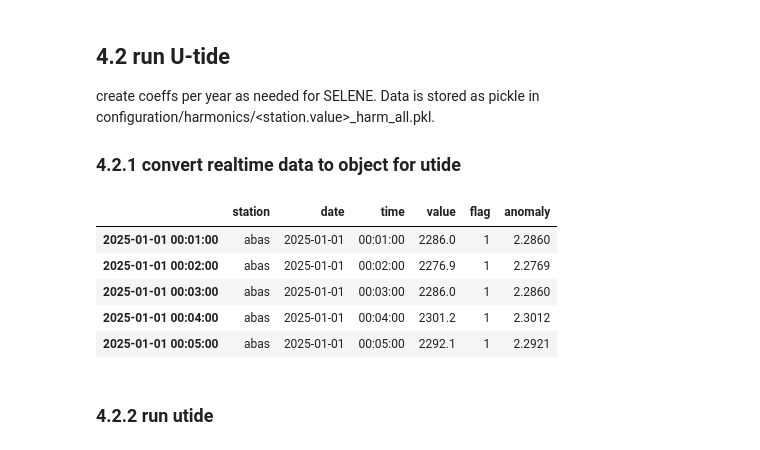
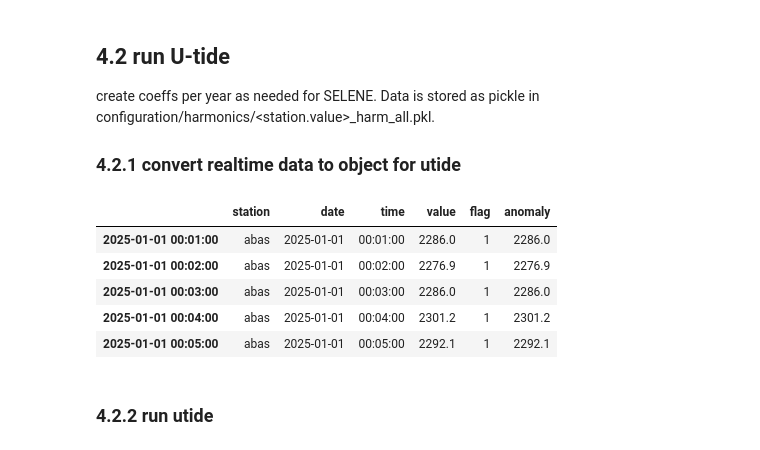
Before and after one commit to SLSMF/gloss_training_north_africa, a Jupyter notebook: selene_training.ipynb, the cells around one changed output. Saved outputs shown, nothing was run; the diff lists cells and outputs as text; code cells hidden in the pictures.

```diff
--- a/selene_training.ipynb
+++ b/selene_training.ipynb
@@ -370,27 +370,27 @@ Data is stored as pickle in configuration/harmonics/<station.value>_harm_all.pkl
 # %%
 names = ["station", "date", "time", "value", "flag"]
 
 obs = pd.read_csv(
     DATAFILES_PATH + '/' + station.value + '.data',
     names=names,
     skipinitialspace=True,
     sep='\s+',
     na_values="9.999",
 )
 
-obs["anomaly"] = (obs["value"])/1000
+obs["anomaly"] = (obs["value"])
 index = pd.to_datetime(obs["date"] + ' ' + obs['time'])
 obs.index = index
 obs.dropna(subset=["value", "anomaly"], inplace=True)
 mean = obs["value"].mean()
 obs.head(5)
 # %% [output]
 |  | station | date | time | value | flag | anomaly |
-| 2025-01-01 00:01:00 | abas | 2025-01-01 | 00:01:00 | 2286.0 | 1 | 2.2860 |
-| 2025-01-01 00:02:00 | abas | 2025-01-01 | 00:02:00 | 2276.9 | 1 | 2.2769 |
-| 2025-01-01 00:03:00 | abas | 2025-01-01 | 00:03:00 | 2286.0 | 1 | 2.2860 |
-| 2025-01-01 00:04:00 | abas | 2025-01-01 | 00:04:00 | 2301.2 | 1 | 2.3012 |
-| 2025-01-01 00:05:00 | abas | 2025-01-01 | 00:05:00 | 2292.1 | 1 | 2.2921 |
+| 2025-01-01 00:01:00 | abas | 2025-01-01 | 00:01:00 | 2286.0 | 1 | 2286.0 |
+| 2025-01-01 00:02:00 | abas | 2025-01-01 | 00:02:00 | 2276.9 | 1 | 2276.9 |
+| 2025-01-01 00:03:00 | abas | 2025-01-01 | 00:03:00 | 2286.0 | 1 | 2286.0 |
+| 2025-01-01 00:04:00 | abas | 2025-01-01 | 00:04:00 | 2301.2 | 1 | 2301.2 |
+| 2025-01-01 00:05:00 | abas | 2025-01-01 | 00:05:00 | 2292.1 | 1 | 2292.1 |
 # %% [markdown]
 ### 4.2.2 run utide
 # %%
```
Also changed, not shown: parts of 1 cell of this notebook, 4 other files.
